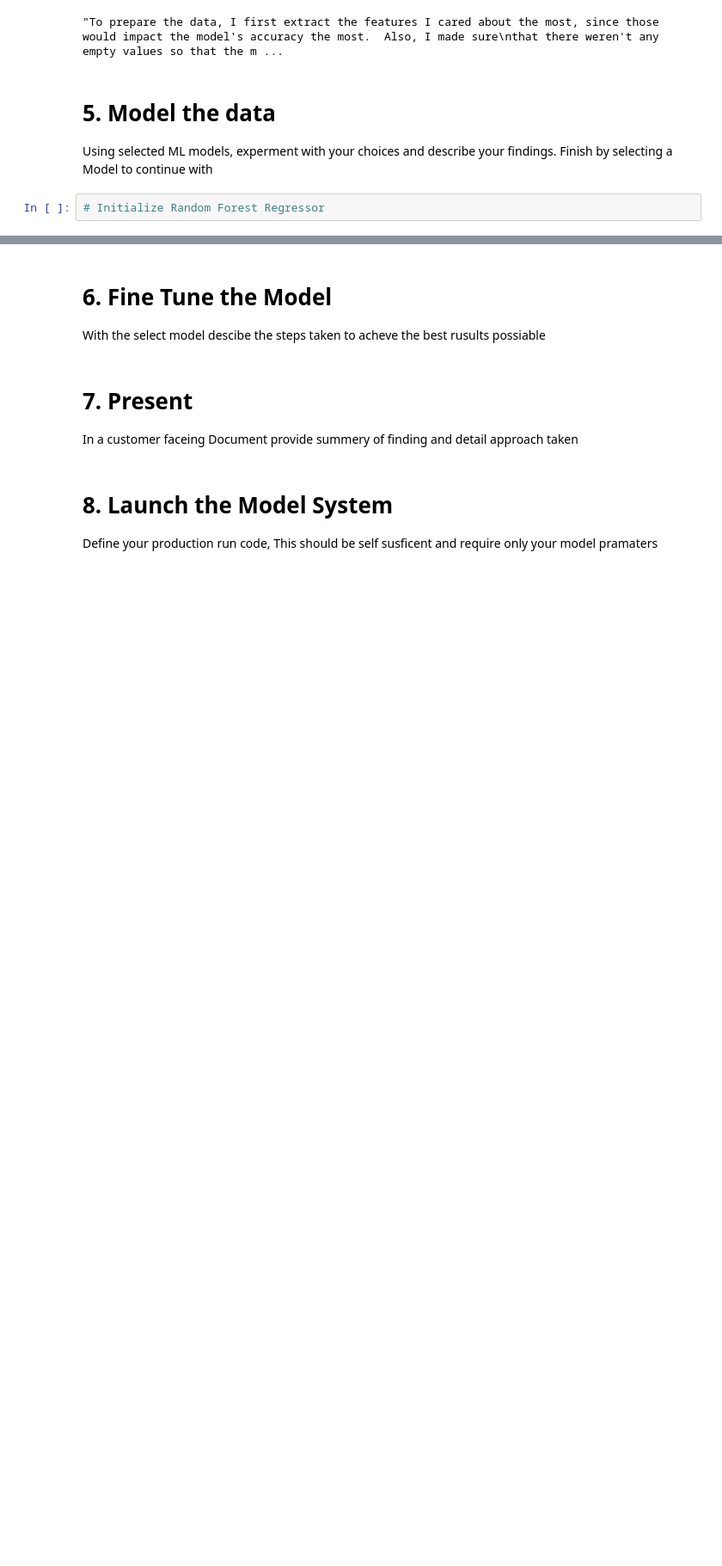
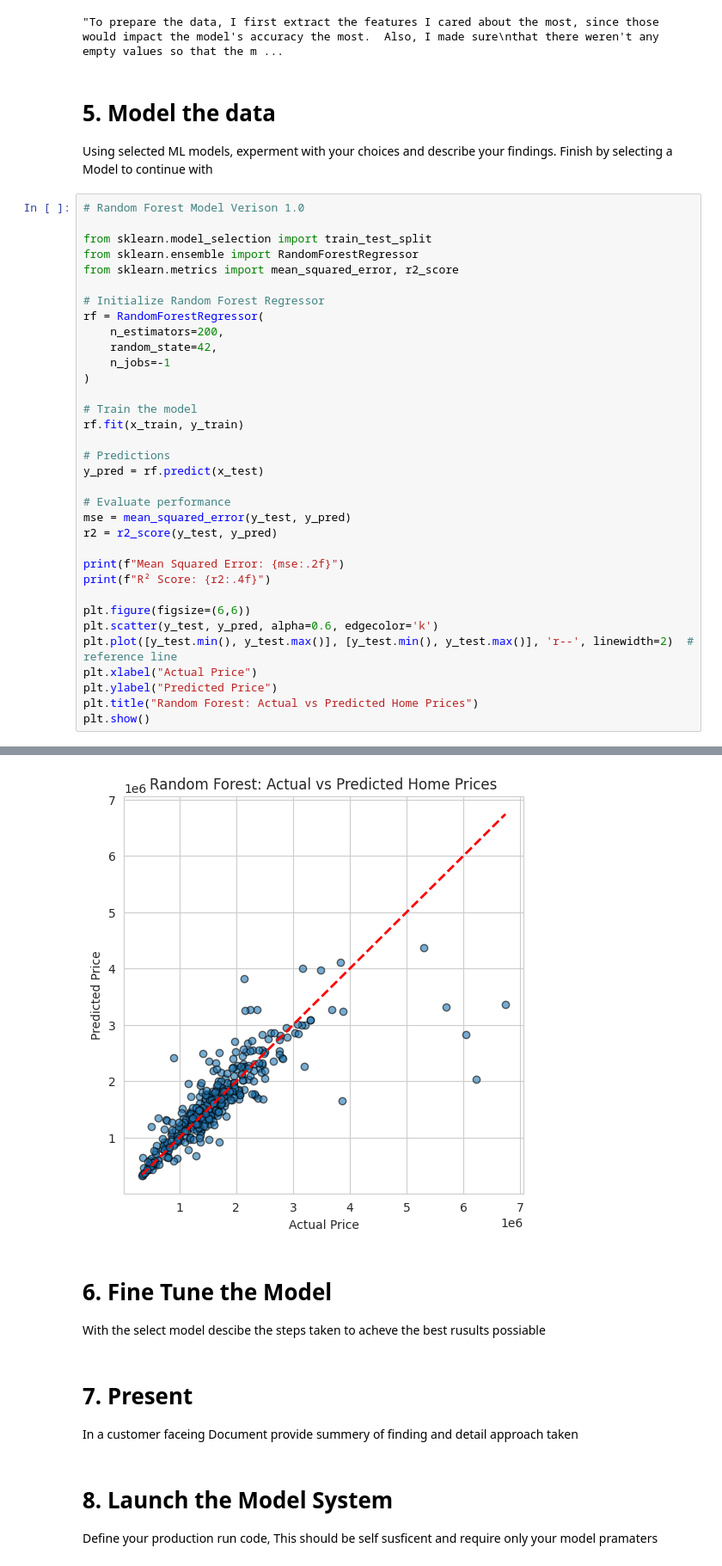
Before and after one commit to Nuyrican2/ML-AI, a Jupyter notebook: Project_2/Project_2.ipynb, the cells around one changed output, grey strips where cells are left out. Shown at 86% size. Drawn from its saved outputs; the diff is of its cells as text; blank space fills up the shorter version.

Commit message:
Tested Random Forest

```diff
--- a/Project_2/Project_2.ipynb
+++ b/Project_2/Project_2.ipynb
@@ -110,5 +110,38 @@ random forest model in the next step."""
 # %% [markdown]
 # 5. Model the data
 Using selected ML models, experment with your choices and describe your findings. Finish by selecting a Model to continue with
-# %%
-# Initialize Random Forest Regressor
+# %%
+# Random Forest Model Verison 1.0
+
+from sklearn.model_selection import train_test_split
+from sklearn.ensemble import RandomForestRegressor
+from sklearn.metrics import mean_squared_error, r2_score
+
+# Initialize Random Forest Regressor
+rf = RandomForestRegressor(
+    n_estimators=200,
+    random_state=42,
+    n_jobs=-1
+)
+
+# Train the model
+rf.fit(x_train, y_train)
+
+# Predictions
+y_pred = rf.predict(x_test)
+
+# Evaluate performance
+mse = mean_squared_error(y_test, y_pred)
+r2 = r2_score(y_test, y_pred)
+
+print(f"Mean Squared Error: {mse:.2f}")
+print(f"R² Score: {r2:.4f}")
+
+plt.figure(figsize=(6,6))
+plt.scatter(y_test, y_pred, alpha=0.6, edgecolor='k')
+plt.plot([y_test.min(), y_test.max()], [y_test.min(), y_test.max()], 'r--', linewidth=2)  # reference line
+plt.xlabel("Actual Price")
+plt.ylabel("Predicted Price")
+plt.title("Random Forest: Actual vs Predicted Home Prices")
+plt.show()
+# %% [output]
@@ -115,3 +150,4 @@ Using selected ML models, experment with your choices and describe your findings
+[figure, added]
 # %% [markdown]
 # 6. Fine Tune the Model
 
```
Also changed, not shown: parts of 1 cell of this notebook.
